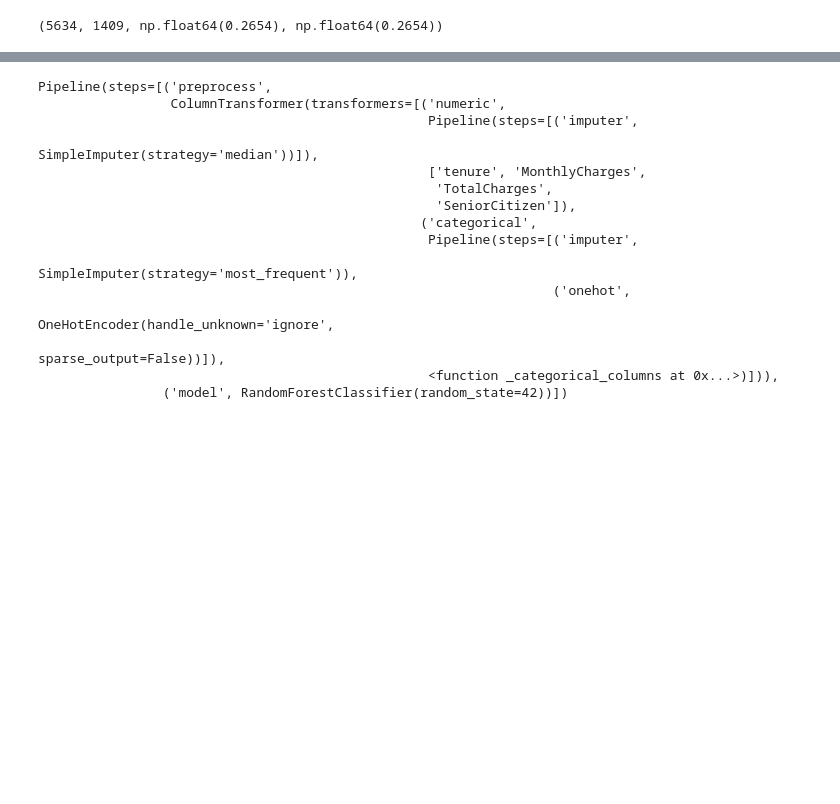
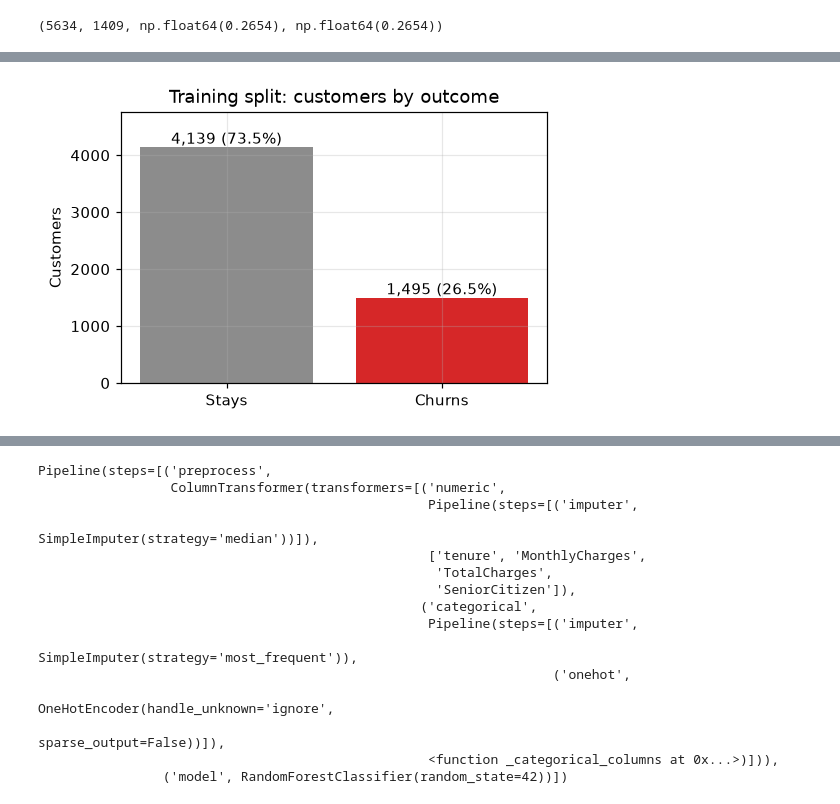
Before and after one commit to 4GeeksAcademy/Streamloop_Churn_Hyperparam_ven-mi-ai-2, a Jupyter notebook: streamloop_churn_tuning.ipynb, the cells around one changed output, grey strips where cells are left out. Drawn from its saved outputs; the diff is of its cells as text; code cells hidden in the pictures; blank space fills up the shorter version.

Commit message:
committing after adding proper markdowns and graphs

```diff
--- a/streamloop_churn_tuning.ipynb
+++ b/streamloop_churn_tuning.ipynb
@@ -7,12 +21,25 @@ The test set is scored exactly twice: once for the baseline, once for the final
 # %%
+%matplotlib inline
+from pathlib import Path
+
+import matplotlib.pyplot as plt
 import numpy as np
 import pandas as pd
+from sklearn.metrics import ConfusionMatrixDisplay, roc_auc_score, roc_curve
 from sklearn.model_selection import RandomizedSearchCV, GridSearchCV
 
 from streamloop_churn_tuning import (
-    CV, F2_SCORER, N_ITER, PARAM_DISTRIBUTIONS, RANDOM_STATE,
-    build_pipeline, load_customers, split_customers, score_predictions,
+    CV, F2_SCORER, N_ITER, NEAR_TIE_BAND, PARAM_DISTRIBUTIONS, RANDOM_STATE,
+    build_pipeline, load_customers, split_customers, metrics_from_predictions,
     candidate_table, narrow_search_space, select_from_grid,
 )
 pd.set_option('display.max_colwidth', None)
+plt.rcParams.update({'figure.dpi': 110, 'axes.grid': True, 'grid.alpha': 0.3})
+
+FIG_DIR = Path('artifacts/figures')
+FIG_DIR.mkdir(parents=True, exist_ok=True)
+
+def save(fig, name):
+    fig.savefig(FIG_DIR / f'{name}.png', bbox_inches='tight')
+    plt.show()
 # %% [markdown]
@@ -41,3 +92,14 @@ len(x_train), len(x_test), round(y_train.mean(), 4), round(y_test.mean(), 4)
+# %%
+counts = y_train.map({0: 'Stays', 1: 'Churns'}).value_counts()[['Stays', 'Churns']]
+fig, ax = plt.subplots(figsize=(5, 3.2))
+bars = ax.bar(counts.index, counts.values, color=['#8c8c8c', '#d62728'])
+ax.bar_label(bars, labels=[f'{v:,} ({v / counts.sum():.1%})' for v in counts.values])
+ax.set_title('Training split: customers by outcome')
+ax.set_ylabel('Customers')
+ax.set_ylim(0, counts.max() * 1.15)
+save(fig, '01_class_balance')
+# %% [output]
+[figure, added]
 # %% [markdown]
 ### Pipeline: preprocessing lives inside it
 
```
Also changed, not shown: parts of 24 cells of this notebook, 6 other files.
